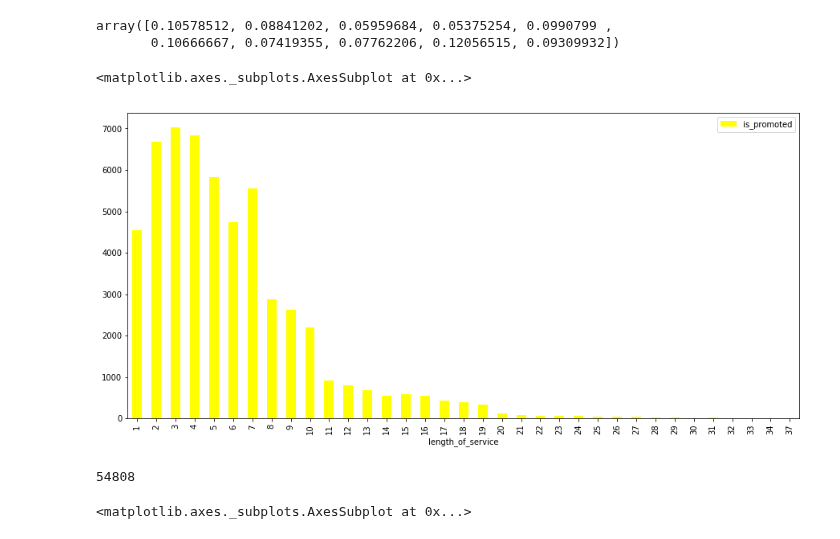
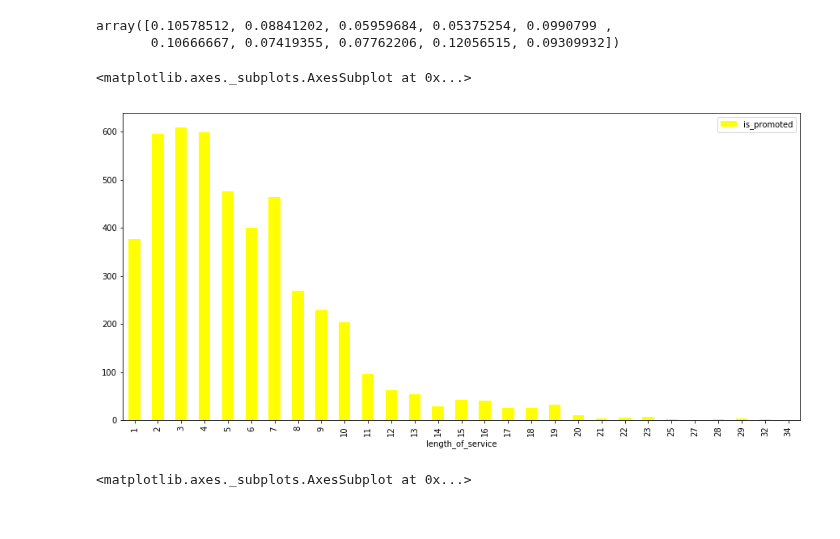
Before and after one commit to IITGuwahati-AI/Learning-Content, a Jupyter notebook: HR_analytics.ipynb, the cells around one changed output. Cells and saved outputs as stored; diff of their text form; code cells hidden in the pictures.

```diff
--- a/HR_analytics.ipynb
+++ b/HR_analytics.ipynb
@@ -284,18 +252,14 @@ array([0.10578512, 0.08841202, 0.05959684, 0.05375254, 0.0990799 ,
 # %%
 '''
 Based on length of service, the number of employees promoted based on their eligibility
 Employees having work experience of 2-4 years have been promoted
 '''
 
-service_promoted = df_train.groupby('length_of_service').agg({'is_promoted':'count'})
+service_promoted = df_train[df_train['is_promoted']==1].groupby('length_of_service').agg({'is_promoted':'count'})
 service_promoted.plot(kind = 'bar', figsize = (15,7),color = 'yellow')
 # %% [output]
 <matplotlib.axes._subplots.AxesSubplot at 0x...>
-[figure, old version]
+[figure, new version]
-# %%
-service_promoted['is_promoted'].values.sum()
-# %% [output]
-54808
 # %%
 trainings = df_train.groupby('no_of_trainings').agg({"is_promoted":'count'})
 trainings.plot(kind = 'bar',figsize = (15,7),color = 'black')
```
Also changed, not shown: parts of 21 cells of this notebook.
